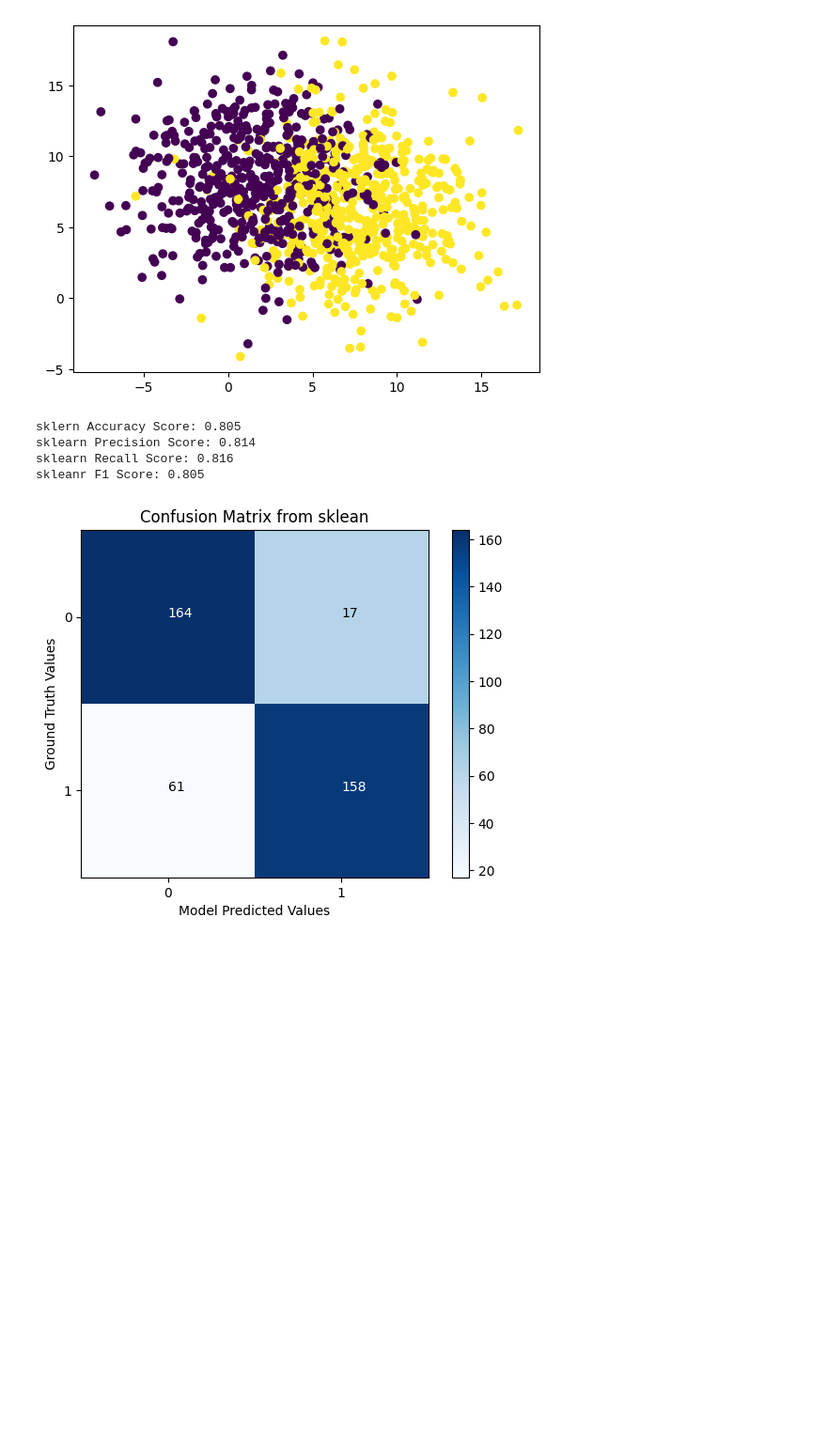
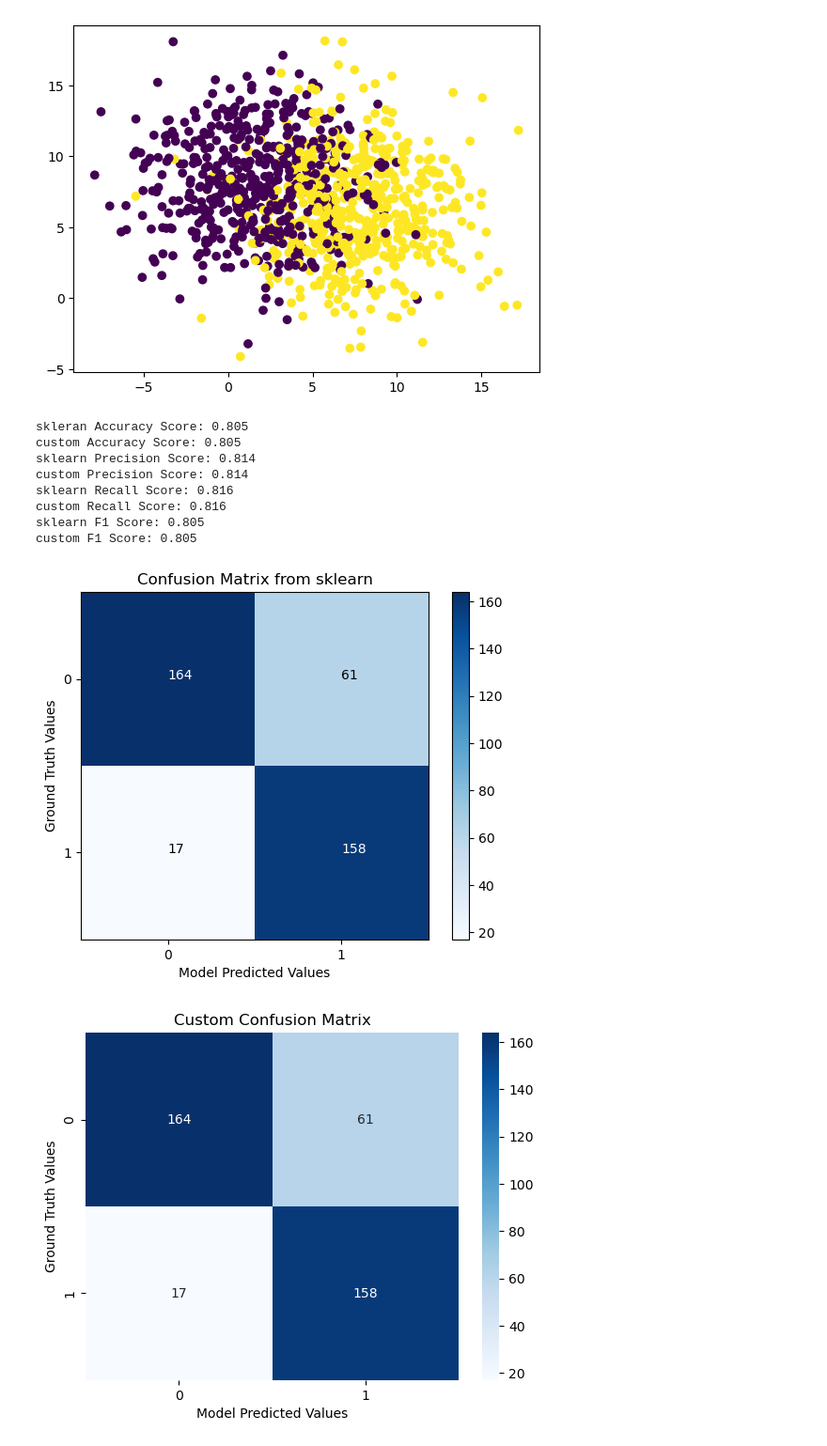
Before and after one commit to AyushShrivstava/srip25_Asst, a Jupyter notebook: ml_model.ipynb, the cells around one changed output. Shown: that part at 94% size. Saved outputs shown, nothing was run; the diff lists cells and outputs as text; code cells hidden in the pictures; blank space fills up the shorter version.

Commit message:
Fixed Confusion Matrix and Implemented Custom Functions
Fixed the given confusion matrix and implemented the custom functions.

```diff
--- a/ml_model.ipynb
+++ b/ml_model.ipynb
@@ -10,7 +10,7 @@ from sklearn.metrics import accuracy_score, precision_score, recall_score, f1_sc
 # %%
 def plot_sk_confusion_matrix(y_true, y_pred):
     """
-    This function uses sklean confusion matrix function and plots the confusion matrix
+    This function uses sklearn confusion matrix function and plots the confusion matrix
     :param y_true: true values
     :param y_pred: predicted values
     :return: None
@@ -18,7 +18,7 @@ def plot_sk_confusion_matrix(y_true, y_pred):
     cm = confusion_matrix(y_true, y_pred)
     plt.imshow(cm, cmap=plt.cm.Blues)
     plt.colorbar()
-    plt.title("Confusion Matrix from sklean")
+    plt.title("Confusion Matrix from sklearn")
     plt.xlabel("Model Predicted Values")
     plt.ylabel("Ground Truth Values")
     plt.xticks([0, 1])
@@ -27,9 +27,9 @@ def plot_sk_confusion_matrix(y_true, y_pred):
     for i in range(2):
         for j in range(2):
             if i == j:
-                plt.text(i, j, cm[i, j], color='white')
+                plt.text(j, i, cm[i, j], color='white')
             else:
-                plt.text(i, j, cm[i, j], color='black')
+                plt.text(j, i, cm[i, j], color='black')
     plt.show()
 # %%
 # make blobs makes dataset for classification
@@ -50,24 +50,29 @@ y_pred = clf.predict(X_test)
 # %%
 # Uncomment the below code for comparing the custom metrics with sklearn metrics
 
-print("sklern Accuracy Score: {:.3f}".format(accuracy_score(y_test, y_pred)))
-# print("custom Accuracy Score: {:.3f}".format(custom_accuracy_score(y_test, y_pred)))
+print("skleran Accuracy Score: {:.3f}".format(accuracy_score(y_test, y_pred)))
+print("custom Accuracy Score: {:.3f}".format(custom_accuracy_score(y_test, y_pred)))
 
 print("sklearn Precision Score: {:.3f}".format(precision_score(y_test, y_pred, average='macro')))
-# print("custom Precision Score: {:.3f}".format(custom_precision_score(y_test, y_pred)))
+print("custom Precision Score: {:.3f}".format(custom_precision_score(y_test, y_pred)))
 
 print("sklearn Recall Score: {:.3f}".format(recall_score(y_test, y_pred, average='macro')))
-# print("custom Recall Score: {:.3f}".format(custom_recall_score(y_test, y_pred)))
+print("custom Recall Score: {:.3f}".format(custom_recall_score(y_test, y_pred)))
 
-print("skleanr F1 Score: {:.3f}".format(f1_score(y_test, y_pred, average='macro')))
-# print("custom F1 Score: {:.3f}".format(custom_f1_score(y_test, y_pred)))
+print("sklearn F1 Score: {:.3f}".format(f1_score(y_test, y_pred, average='macro')))
+print("custom F1 Score: {:.3f}".format(custom_f1_score(y_test, y_pred)))
 # %% [output]
-sklern Accuracy Score: 0.805
+skleran Accuracy Score: 0.805
+custom Accuracy Score: 0.805
 sklearn Precision Score: 0.814
+custom Precision Score: 0.814
 sklearn Recall Score: 0.816
-skleanr F1 Score: 0.805
+custom Recall Score: 0.816
+sklearn F1 Score: 0.805
+custom F1 Score: 0.805
 # %%
 plot_sk_confusion_matrix(y_test, y_pred)
-# plot_confusion_matrix(y_test, y_pred)
+plot_confusion_matrix(y_test, y_pred)
 # %% [output]
-[figure, old version]
+[figure, new version]
+[figure, added]
```
Also changed, not shown: 2 other files.
